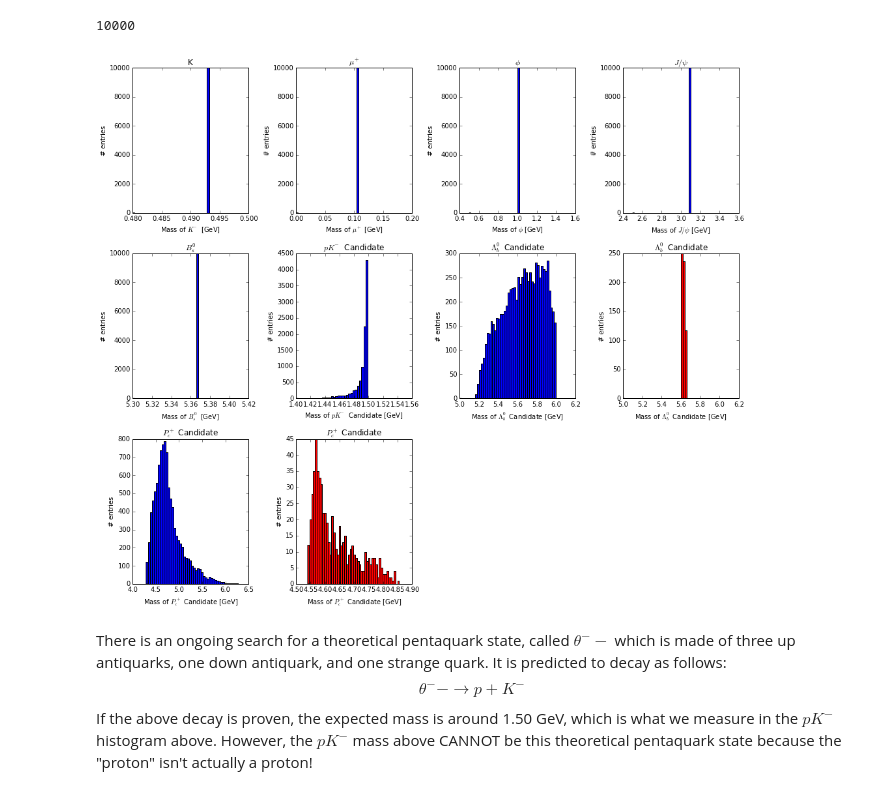
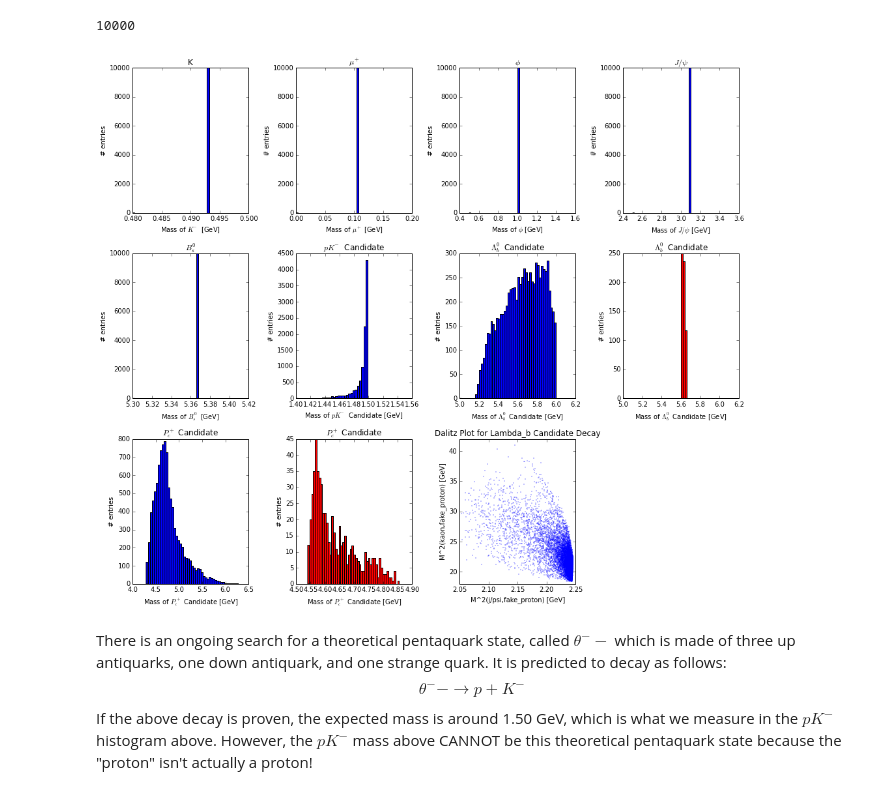
Before and after one commit to mattbellis/Siena_College_research_with_Sandy_Spicer, a Jupyter notebook: Strange_B_Meson_Decay.ipynb, the cells around one changed output. Drawn from its saved outputs; the diff is of its cells as text; code cells hidden in the pictures.

Commit message:
Added Dalitz Plot.

```diff
--- a/Strange_B_Meson_Decay.ipynb
+++ b/Strange_B_Meson_Decay.ipynb
@@ -97,6 +97,9 @@ fake_phi_mass = []
 fake_lambda_b_mass = []
 pq_mass = []
 particle_x_mass = []
+
+x_values = []
+y_values = []
 
 collisions = lhcb.get_collisions(infile,False)
 print len(collisions)
@@ -154,6 +157,19 @@ for collision in collisions:
     mpq = mass(pq_lbp4)
     pq_mass.append(mpq)
 
+    p4x = add_4_vecs([muon_p41,muon_p42,fake_proton])
+
+    y = mass(p4x)
+    y *= y
+
+    p4y = add_4_vecs([kaon_p41,fake_proton])
+
+    x = mass(p4y)
+    x *= x
+
+    x_values.append(x)
+    y_values.append(y)
+
 fake_phi_mass = np.array(fake_phi_mass)
 fake_lambda_b_mass = np.array(fake_lambda_b_mass)
 pq_mass = np.array(pq_mass)
@@ -209,35 +225,43 @@ plt.title(r'$P_c^+$ Candidate')
 plt.xlabel(r'Mass of $P_c^+$ Candidate [GeV]')
 plt.ylabel(r'# entries')
 
+plt.subplot(3,4,11)
+plt.plot(x_values,y_values,'b.',alpha=1.0,markersize=1) # Alpha is transparency
+plt.xlabel("M^2(j/psi,fake_proton) [GeV]")
+plt.ylabel("M^2(kaon,fake_proton) [GeV]")
+plt.title("Dalitz Plot for Lambda_b Candidate Decay")
+plt.xlim([2.05,2.25])
+plt.ylim([18,42])
+
 phi_window = 0.048
 jpsi_window = 0.048
 
 index  = fake_phi_mass>1.50-phi_window
 index *= fake_phi_mass<1.50+phi_window
 index *= fake_lambda_b_mass>5.6
 index *= fake_lambda_b_mass<5.65
 index *= jpsi_mass>3.096-jpsi_window
 index *= jpsi_mass>3.096+jpsi_window
 
 if len(index[index])>0:
 
     plt.subplot(3,4,8)
     plt.hist(fake_lambda_b_mass[index],bins=50,range=(5,6),color='red')
     plt.title(r'$\Lambda_b^0$ Candidate')
     plt.xlabel(r'Mass of $\Lambda_b^0$ Candidate [GeV]')
     plt.ylabel(r'# entries')
 
     plt.subplot(3,4,10)
     plt.hist(pq_mass[index],bins=50,color='red')
     plt.title(r'$P_c^+$ Candidate')
     plt.xlabel(r'Mass of $P_c^+$ Candidate [GeV]')
     plt.ylabel(r'# entries')
 
 
 
 plt.tight_layout()
 # %% [output]
-[figure, old version]
+[figure, new version]
 # %% [markdown]
 There is an ongoing search for a theoretical pentaquark state, called $\theta^--$ which is made of three up antiquarks, one down antiquark, and one strange quark. It is predicted to decay as follows:
 $$\theta^-- \rightarrow p + K^-$$
```
Also changed, not shown: 3 other files.
